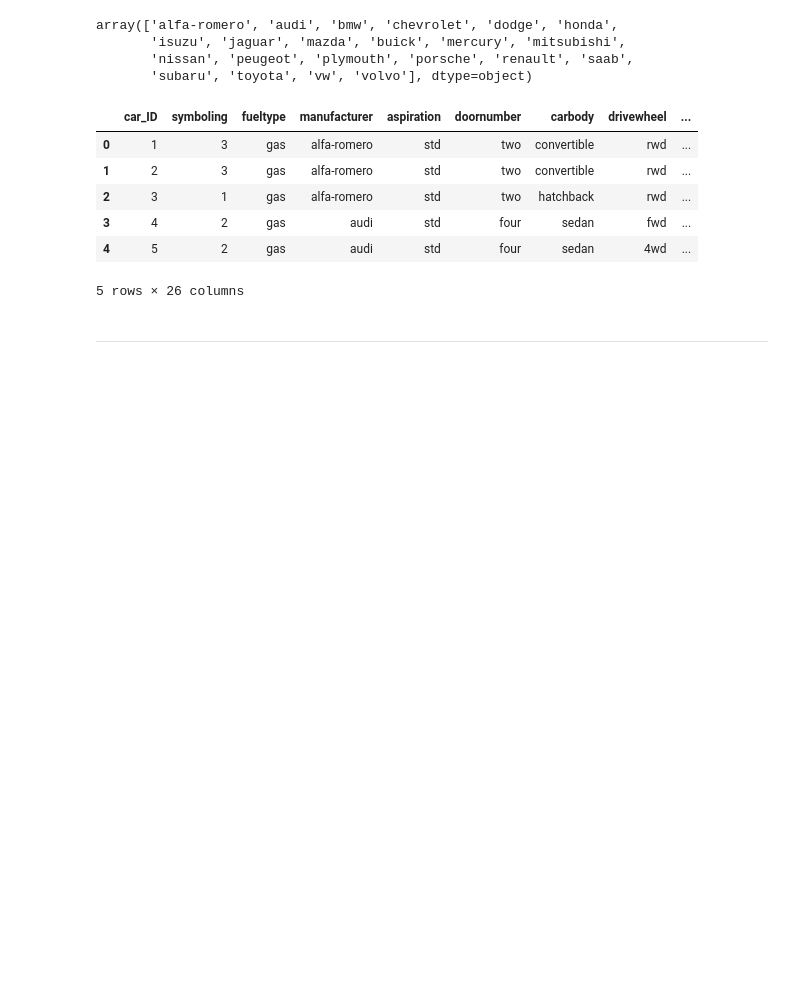
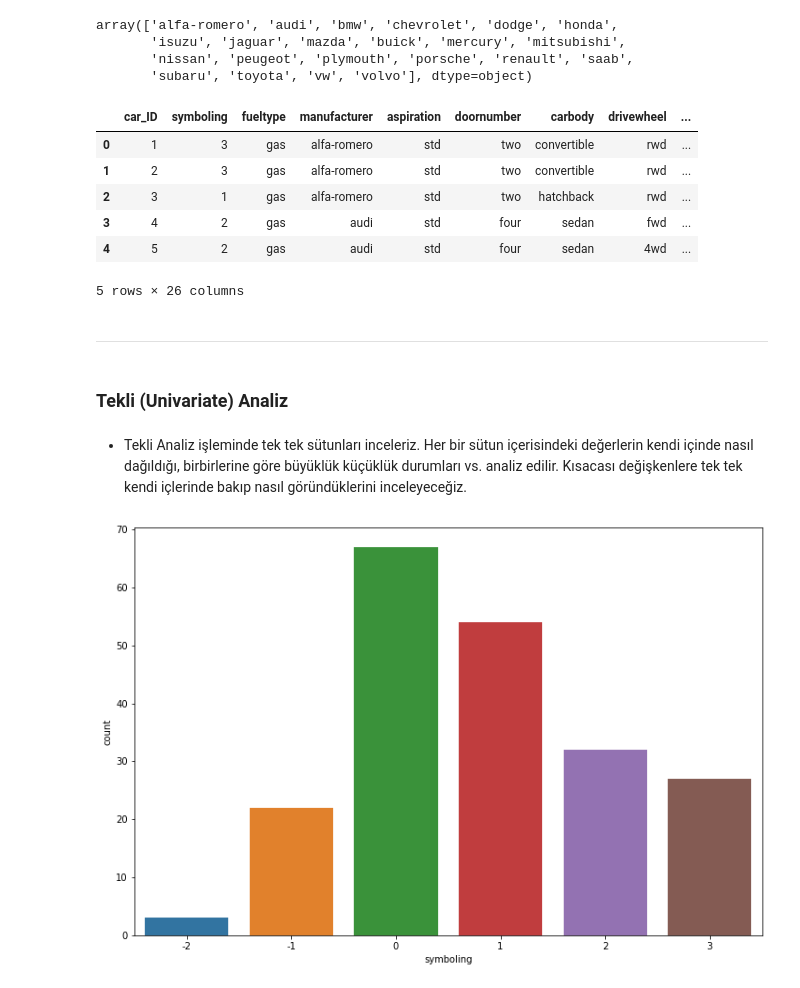
Before and after one commit to halimocakli/IntroductionToMachineLearning, a Jupyter notebook: Machine Learning - Musa Arda/7- Lineer Regresyon Projesi/LR_Proje_Araba_Fiyat_Tahmini.ipynb, the cells around one changed output. Drawn from its saved outputs; the diff is of its cells as text; code cells hidden in the pictures; blank space fills up the shorter version.

```diff
--- a/Machine Learning - Musa Arda/7- Lineer Regresyon Projesi/LR_Proje_Araba_Fiyat_Tahmini.ipynb
+++ b/Machine Learning - Musa Arda/7- Lineer Regresyon Projesi/LR_Proje_Araba_Fiyat_Tahmini.ipynb
@@ -408,3 +408,24 @@ data.head()
 5 rows × 26 columns
 # %% [markdown]
 ***
+# %% [markdown]
+### Tekli (Univariate) Analiz
+# %% [markdown]
+* Tekli Analiz işleminde tek tek sütunları inceleriz. Her bir sütun içerisindeki değerlerin kendi içinde nasıl dağıldığı, birbirlerine göre büyüklük küçüklük durumları vs. analiz edilir. Kısacası değişkenlere tek tek kendi içlerinde bakıp nasıl göründüklerini inceleyeceğiz.
+# %%
+# "car_ID" sütununu görmezden gelirsek, dataframe'in ilk sütununda "symboling" var.
+# Bu sütunu inceleyerek başlayalım.
+# symboling -> sigorta riski
+
+plt.figure(figsize=(12, 8))
+sns.countplot(data["symboling"])
+plt.show()
+
+# Aşağıdaki grafikte [-2, 3] aralığı risk katsayısını belirtir.
+# Buna göre;
+    # -2: en az sigorta riskine sahip arabaları,
+    # 0:  ortalama sigorta riskine sahip arabaları,
+    # 3: en yüksek sigorta riskine sahip arabaları,
+# ifade eder.
+# %% [output]
+[figure, added]
```
Also changed, not shown: parts of 39 cells of this notebook.
